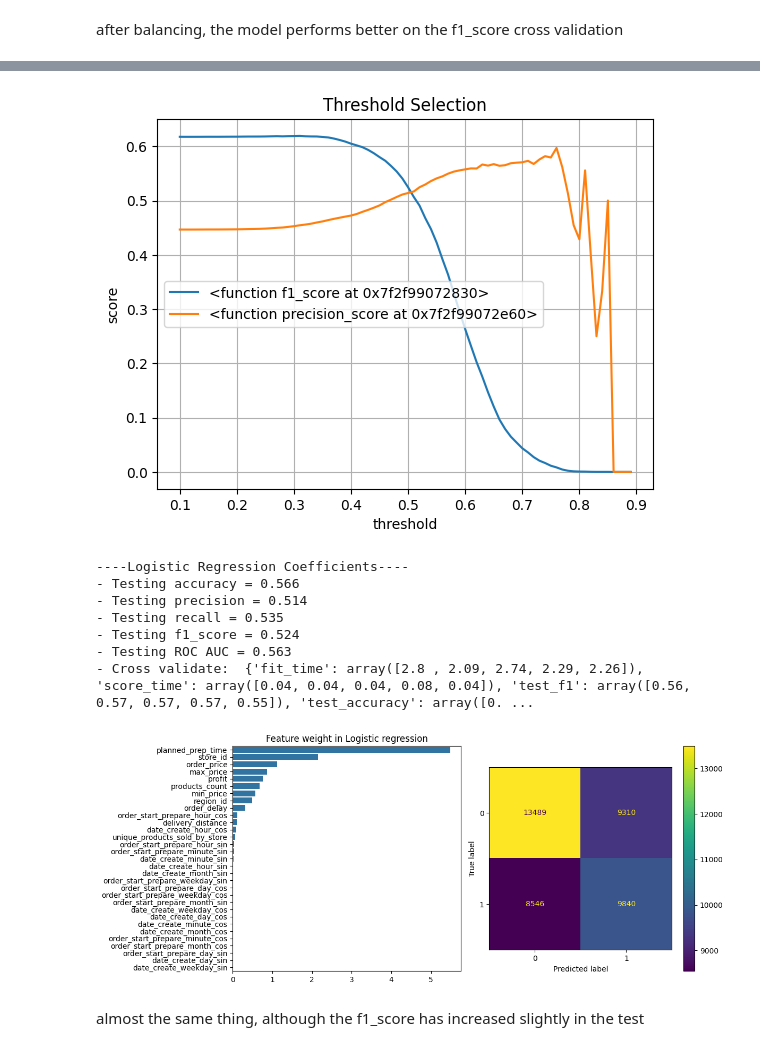
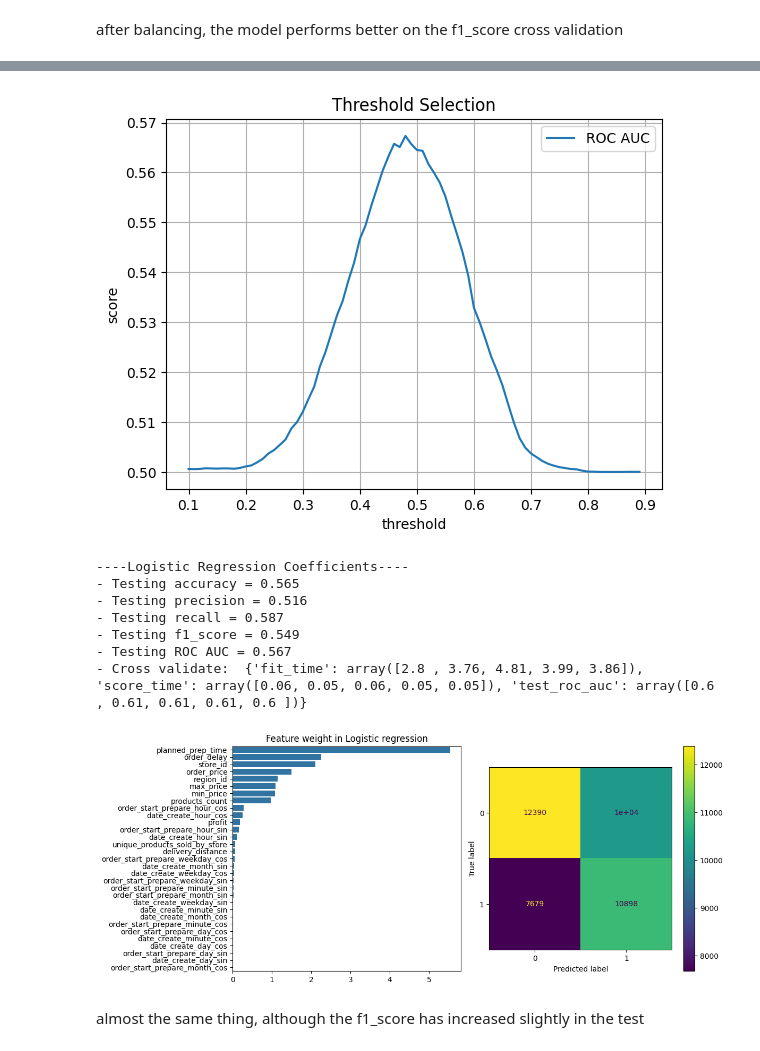
Before and after one commit to Luzinsan/ML_learn, a Jupyter notebook: ML/Innopolis/material/1 semester/Machine Learning/Project/notebooks/classification_task.ipynb, the cells around one changed output, grey strips where cells are left out. Saved outputs shown, nothing was run; the diff lists cells and outputs as text; code cells hidden in the pictures.

```diff
--- a/ML/Innopolis/material/1 semester/Machine Learning/Project/notebooks/classification_task.ipynb
+++ b/ML/Innopolis/material/1 semester/Machine Learning/Project/notebooks/classification_task.ipynb
@@ -33,7 +35,8 @@ import optuna
 import torch
 from torch import nn, optim
 
-cv_scoring=['f1','accuracy']
-target_metrics = [metrics.f1_score, metrics.precision_score]
+cv_scoring=['roc_auc', 'recall']
+target_metrics = [metrics.roc_auc_score, metrics.recall_score]
+objective_names = ['ROC AUC', 'recall']
 fromkeys = lambda d, keys: {x:d.get(x) for x in keys}
 # %% [markdown]
@@ -555,5 +558,5 @@ X_train.shape, X_test.shape
 # %%
-def get_best_threshold(model, X_test, y_test, objective_targets, plot=False):
+def get_best_threshold(model, X_test, y_test, objective_targets, objectives_names=None, plot=False):
     thresholds = np.arange(0.1, 0.9, 0.01)
     pred_proba = model.predict_proba(X_test)
 
@@ -569,7 +572,7 @@ def get_best_threshold(model, X_test, y_test, objective_targets, plot=False):
         averaged_results.append(np.min([result[-1] for result in results]))
 
     if plot:
-        [plt.plot(thresholds, results[idx], label=metric)
+        [plt.plot(thresholds, results[idx], label=objectives_names[idx])
         for idx, metric in enumerate(objective_targets)]
         plt.title('Threshold Selection')
         plt.xlabel('threshold')
@@ -579,9 +582,9 @@ def get_best_threshold(model, X_test, y_test, objective_targets, plot=False):
 
     return np.max(averaged_results), thresholds[np.argmax(averaged_results)]
 # %%
-def logistic_regressor(X_train, y_train, X_test, y_test, objective_targets=target_metrics, plot=False):
+def logistic_regressor(X_train, y_train, X_test, y_test, objective_targets=target_metrics, objectives_names=None, plot=False):
     clf = LogisticRegression(random_state=42, n_jobs=-1).fit(X_train, y_train)
-    return clf, get_best_threshold(clf, X_test, y_test, objective_targets, plot)
+    return clf, get_best_threshold(clf, X_test, y_test, objective_targets, objectives_names, plot)
 # %%
 def logistic_regressor_scores(clf, X_test, y_test, X_train, y_train, cv=5, cv_scoring=cv_scoring, best_threshold=0.5, plot=False):
     print("----Logistic Regression Coefficients----")
@@ -675,20 +682,23 @@ Name: count, dtype: int64
 Name: count, dtype: int64
 # %%
-clf_bln_smote, min_of_all_scores__best_threshold = logistic_regressor(X_borderline_smote, y_borderline_smote, X_test, y_test, objective_targets=target_metrics, plot=True)
+clf_bln_smote, min_of_all_scores__best_threshold = logistic_regressor(X_borderline_smote, y_borderline_smote, X_test, y_test,
+                                                                      objective_targets=target_metrics, objectives_names=objective_names,
+                                                                      plot=True)
 min_of_all_scores, best_threshold_borderline_smote = min_of_all_scores__best_threshold
 # %% [output]
-[figure, old version]
+[figure, new version]
 # %%
-logistic_regressor_scores(clf_bln_smote, X_test, y_test, X_borderline_smote, y_borderline_smote, cv=5, cv_scoring=cv_scoring, best_threshold=best_threshold_borderline_smote, plot=True)
+logistic_regressor_scores(clf_bln_smote, X_test, y_test, X_borderline_smote, y_borderline_smote, cv=5, cv_scoring=cv_scoring,
+                          best_threshold=best_threshold_borderline_smote, plot=True)
 # %% [output]
 ----Logistic Regression Coefficients----
-- Testing accuracy = 0.566
-- Testing precision = 0.514
-- Testing recall = 0.535
-- Testing f1_score = 0.524
-- Testing ROC AUC = 0.563
-- Cross validate:  {'fit_time': array([2.8 , 2.09, 2.74, 2.29, 2.26]), 'score_time': array([0.04, 0.04, 0.04, 0.08, 0.04]), 'test_f1': array([0.56, 0.57, 0.57, 0.57, 0.55]), 'test_accuracy': array([0. ...
+- Testing accuracy = 0.565
+- Testing precision = 0.516
+- Testing recall = 0.587
+- Testing f1_score = 0.549
+- Testing ROC AUC = 0.567
+- Cross validate:  {'fit_time': array([2.8 , 3.76, 4.81, 3.99, 3.86]), 'score_time': array([0.06, 0.05, 0.06, 0.05, 0.05]), 'test_roc_auc': array([0.6 , 0.61, 0.61, 0.61, 0.6 ])}
-[figure, old version]
+[figure, new version]
 # %% [markdown]
 almost the same thing, although the f1_score has increased slightly in the test
 # %% [markdown]
```
Also changed, not shown: parts of 67 cells of this notebook, 4 other files.
